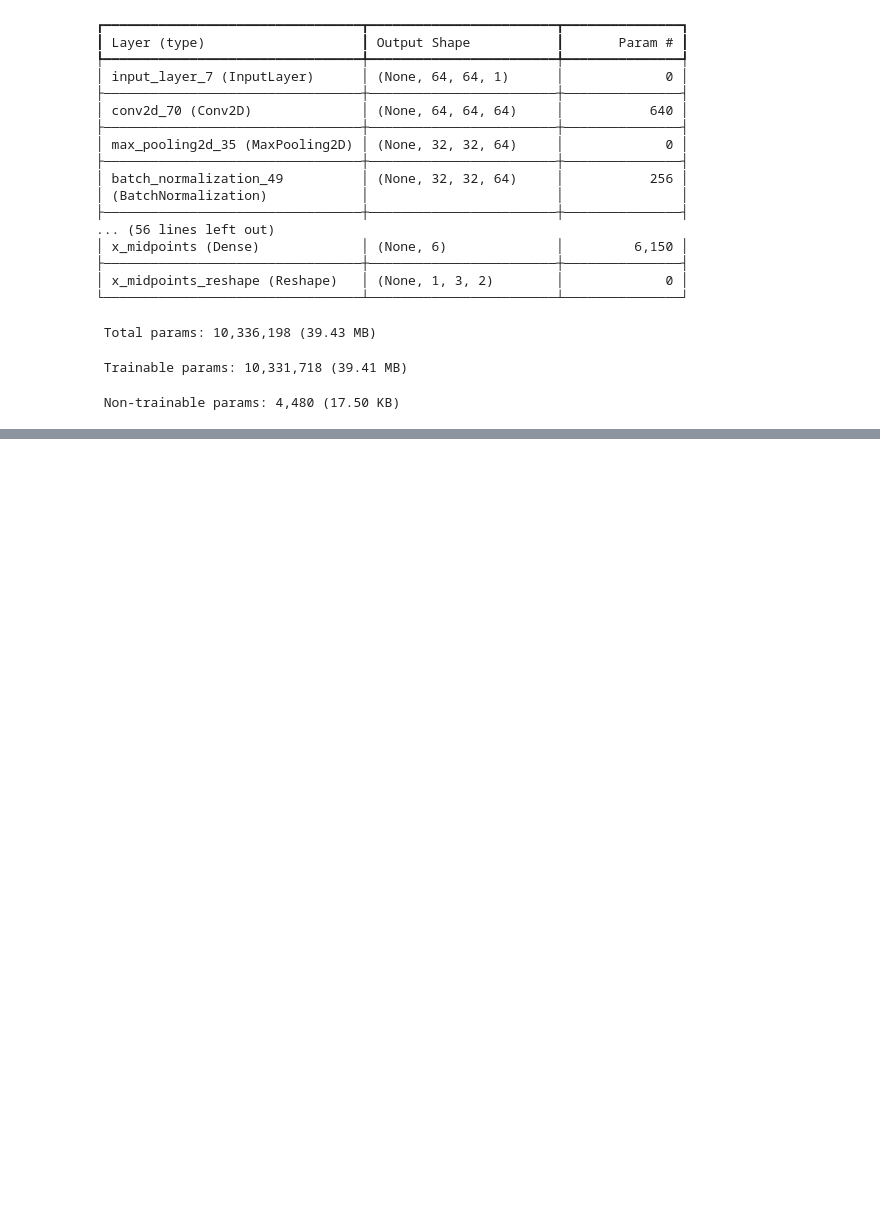
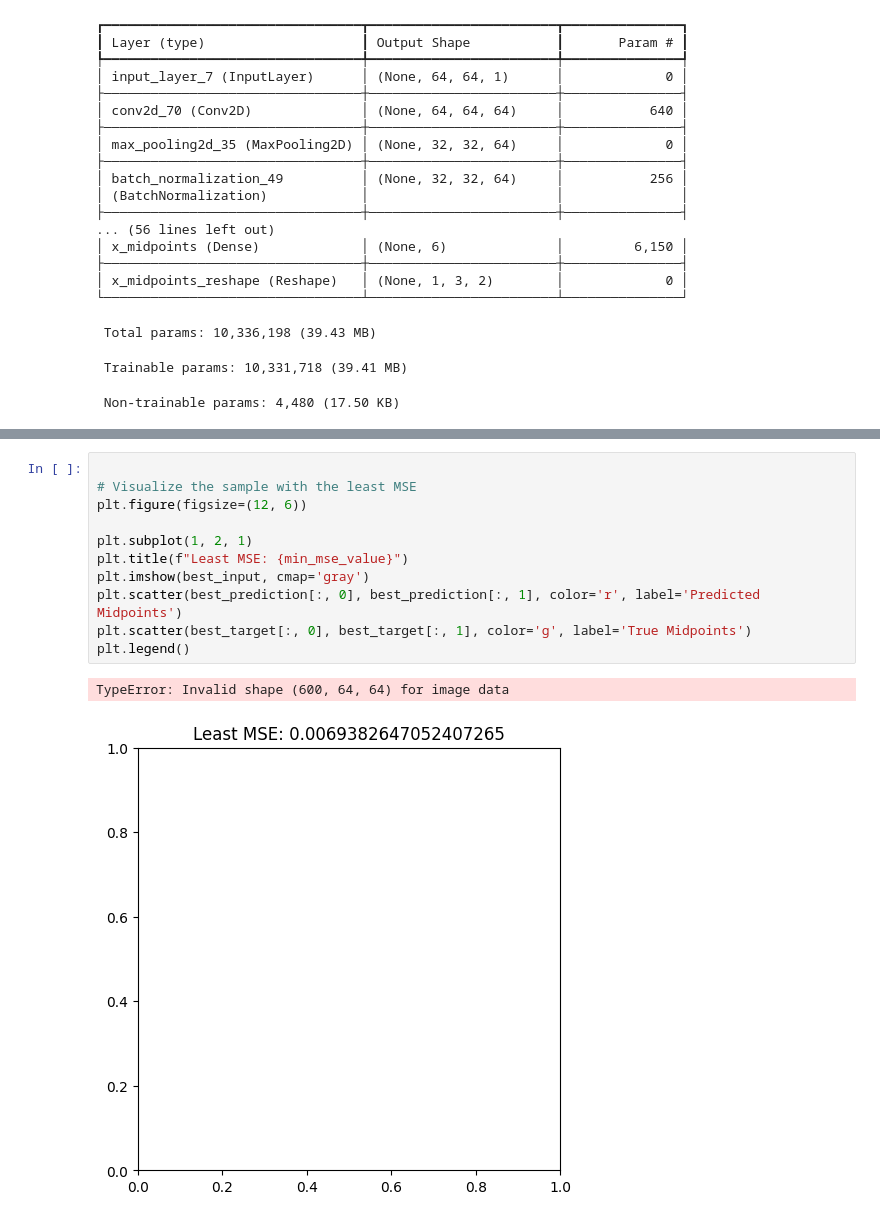
Before and after one commit to DerrickAppiahOsei/da886, a Jupyter notebook: Electron Counting Extended Arch/Classes and Functions.ipynb, the cells around one changed output, grey strips where cells are left out. Drawn from its saved outputs; the diff is of its cells as text; blank space fills up the shorter version.

```diff
--- a/Electron Counting Extended Arch/Classes and Functions.ipynb
+++ b/Electron Counting Extended Arch/Classes and Functions.ipynb
@@ -564,0 +877,14 @@ Validation Loss: 0.0006758287199772894
+# %%
+
+# Visualize the sample with the least MSE
+plt.figure(figsize=(12, 6))
+
+plt.subplot(1, 2, 1)
+plt.title(f"Least MSE: {min_mse_value}")
+plt.imshow(best_input, cmap='gray')
+plt.scatter(best_prediction[:, 0], best_prediction[:, 1], color='r', label='Predicted Midpoints')
+plt.scatter(best_target[:, 0], best_target[:, 1], color='g', label='True Midpoints')
+plt.legend()
+# %% [output]
+TypeError: Invalid shape (600, 64, 64) for image data
+[figure, added]
```
Also changed, not shown: parts of 31 cells of this notebook, 2 other files.
